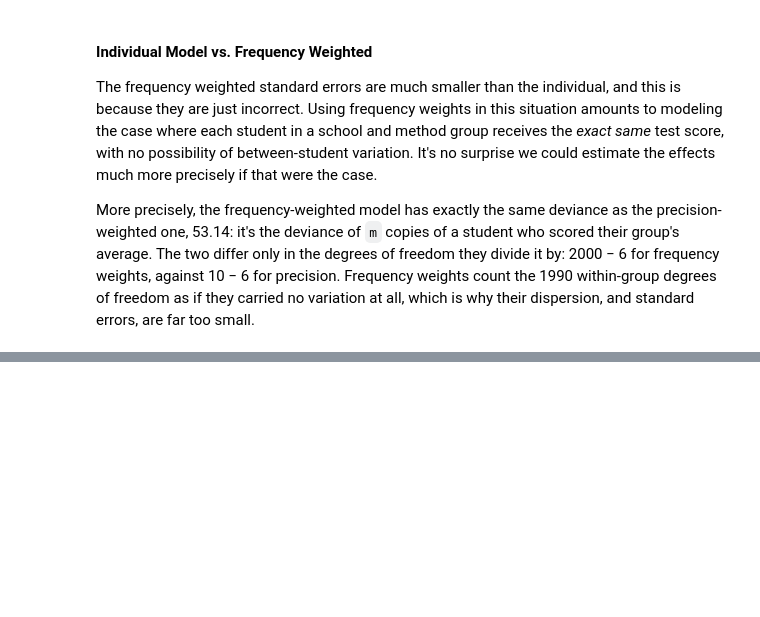
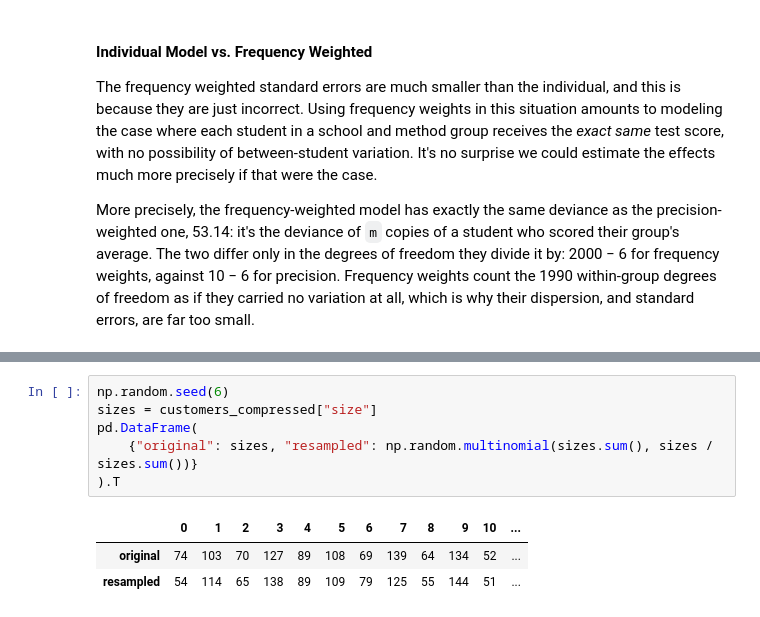
Before and after one commit to madrury/py-glm, a Jupyter notebook: examples/04-weights.ipynb, the cells around one changed output, grey strips where cells are left out. Saved outputs shown, nothing was run; the diff lists cells and outputs as text; blank space fills up the shorter version.

```diff
--- a/examples/04-weights.ipynb
+++ b/examples/04-weights.ipynb
@@ -328,0 +341,10 @@ More precisely, the frequency-weighted model has exactly the same deviance as th
+# %%
+np.random.seed(6)
+sizes = customers_compressed["size"]
+pd.DataFrame(
+    {"original": sizes, "resampled": np.random.multinomial(sizes.sum(), sizes / sizes.sum())}
+).T
+# %% [output]
+|  | 0 | 1 | 2 | 3 | 4 | 5 | 6 | 7 | 8 | 9 | 10 | ... |
+| original | 74 | 103 | 70 | 127 | 89 | 108 | 69 | 139 | 64 | 134 | 52 | ... |
+| resampled | 54 | 114 | 65 | 138 | 89 | 109 | 79 | 125 | 55 | 144 | 51 | ... |
```
Also changed, not shown: parts of 12 cells of this notebook.
